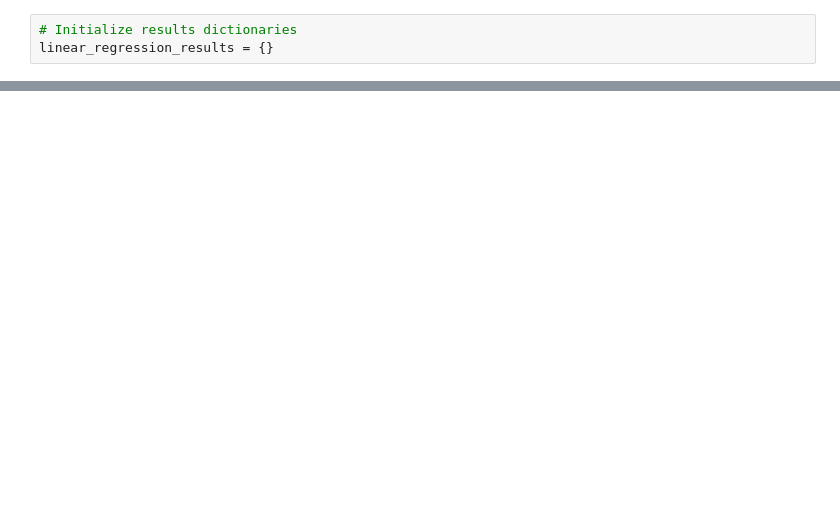
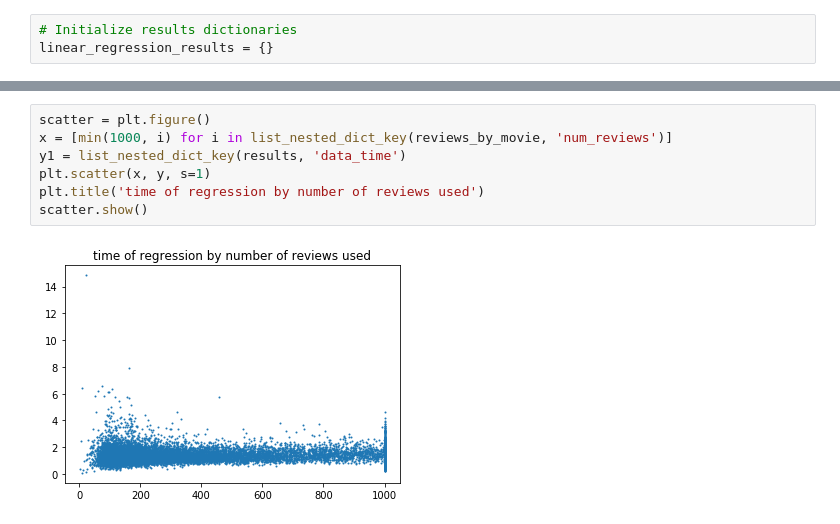
Before and after one commit to tom-robbins/netflix-ml, a Jupyter notebook: results.ipynb, the cells around one changed output, grey strips where cells are left out. Cells and saved outputs as stored; diff of their text form; blank space fills up the shorter version.

```diff
--- a/results.ipynb
+++ b/results.ipynb
@@ -68,0 +179,9 @@ average MSE value: 1.29
+# %%
+scatter = plt.figure()
+x = [min(1000, i) for i in list_nested_dict_key(reviews_by_movie, 'num_reviews')]
+y1 = list_nested_dict_key(results, 'data_time')
+plt.scatter(x, y, s=1)
+plt.title('time of regression by number of reviews used')
+scatter.show()
+# %% [output]
+[figure, added]
```
Also changed, not shown: parts of 6 cells of this notebook, 15 other files.
